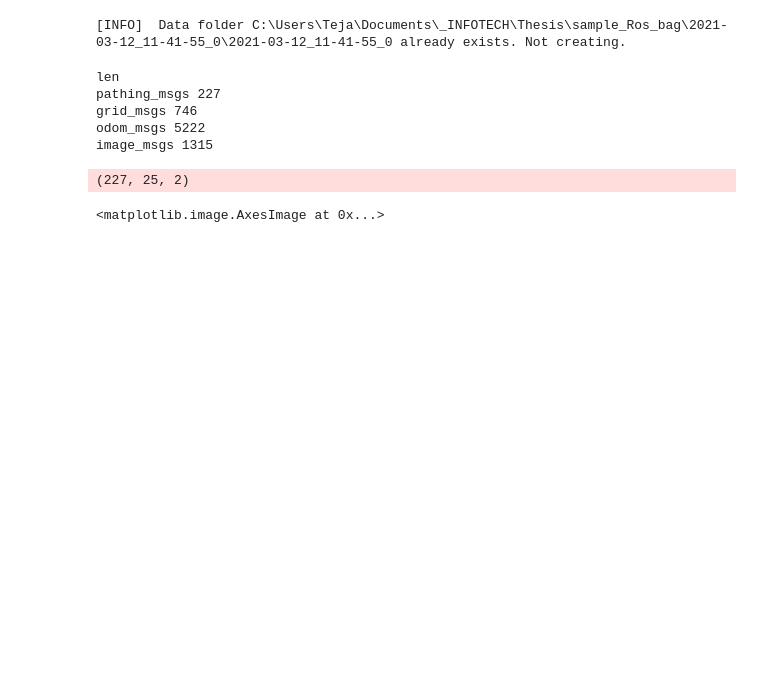
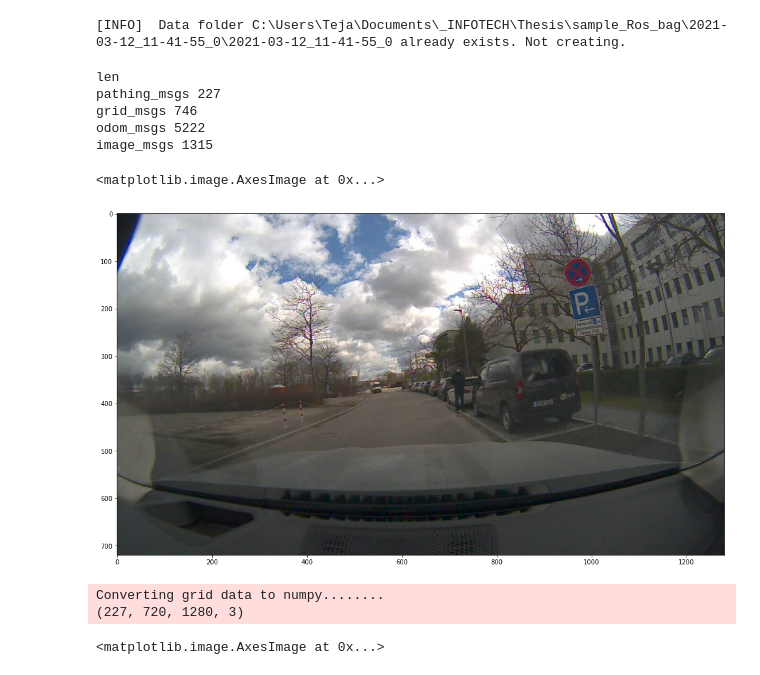
Before and after one commit to saitejamalyala/rosbag2numpy, a Jupyter notebook: example_np.ipynb, the cells around one changed output. Cells and saved outputs as stored; diff of their text form; code cells hidden in the pictures; blank space fills up the shorter version.

Commit message:
feat:added image data extractor fn

```diff
--- a/example_np.ipynb
+++ b/example_np.ipynb
@@ -55,6 +58,27 @@ pathing_msgs 227
 grid_msgs 746
 odom_msgs 5222
 image_msgs 1315
+# %%
+list_all_img_data=[]
+for i,examplary_pathing_msg in enumerate(tqdm(pathing_msgs[0:2])):
+
+    image_seq = examplary_pathing_msg.path_options[1].reference_path[0].left_boundaries.road
+    image_idx = image_seqs.index(image_seq)
+    image_msg = image_msgs[image_idx]
+
+    # Convert compressed image(byte string) to RAW using
+    img = Image.open(io.BytesIO(image_msg.data))
+    #convert PIL image object to numpy array
+    np_img = np.asarray(img)
+    list_all_img_data.append(np_img)
+
+np_all_img_data = np.asarray(list_all_img_data)
+
+plt.figure(figsize=(20,10))
+plt.imshow(np_all_img_data[0])
+# %% [output]
+<matplotlib.image.AxesImage at 0x...>
+[figure, added]
 # %%
 _READ_ROSBAG =1
 _MAX_LENGTH = 25
@@ -200,10 +226,13 @@ class np_maker():
 convert_2_np = np_maker(pathing_msgs,25)
 np_init_path,np_opt_path = convert_2_np.create_np_path()
 #np_grid_data = convert_2_np.create_np_grid()
-print(np.shape(np_init_path))
-#print(np.shape(np_grid_data))
+np_img_data = convert_2_np.create_np_img()
+
+#print(np.shape(np_init_path))
+print(np.shape(np_img_data))
 # %% [output]
-(227, 25, 2)
+Converting grid data to numpy........
+(227, 720, 1280, 3)
 # %%
 #save non zero padding (padding with last value) with _nzp extention in file name
 
```
Also changed, not shown: parts of 3 cells of this notebook.
